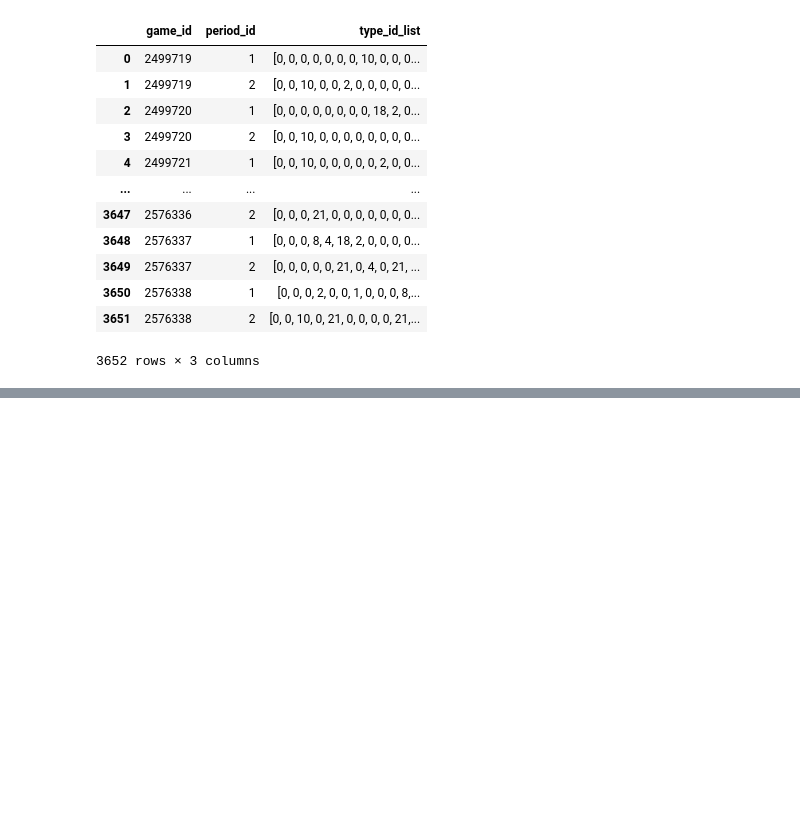
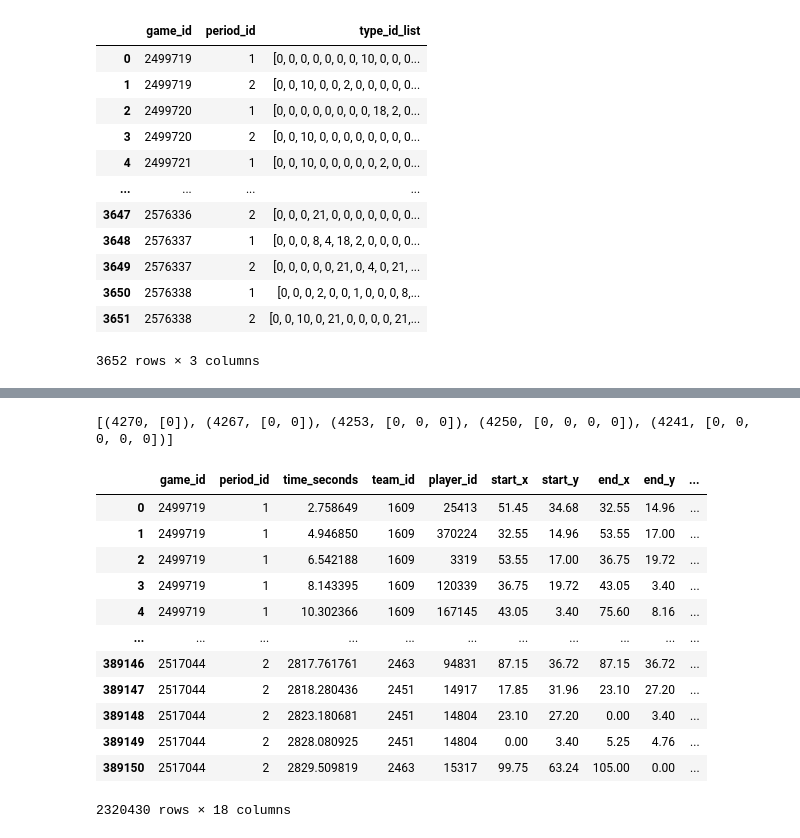
Before and after one commit to lframosferreira/projeto-ad, a Jupyter notebook: notebooks/seq_mining.ipynb, the cells around one changed output, grey strips where cells are left out. Cells and saved outputs as stored; diff of their text form; code cells hidden in the pictures; blank space fills up the shorter version.

Commit message:
usando prefixspan

```diff
--- a/notebooks/seq_mining.ipynb
+++ b/notebooks/seq_mining.ipynb
@@ -126,0 +136,23 @@ KeyboardInterrupt:
+# %%
+ps = PrefixSpan(result_list)
+
+with open("saida1.txt", "w") as f:
+    print(ps.topk(5, closed=True))
+# %% [output]
+[(4270, [0]), (4267, [0, 0]), (4253, [0, 0, 0]), (4250, [0, 0, 0, 0]), (4241, [0, 0, 0, 0, 0])]
+# %%
+df
+# %% [output]
+|  | game_id | period_id | time_seconds | team_id | player_id | start_x | start_y | end_x | end_y | ... |
+| 0 | 2499719 | 1 | 2.758649 | 1609 | 25413 | 51.45 | 34.68 | 32.55 | 14.96 | ... |
+| 1 | 2499719 | 1 | 4.946850 | 1609 | 370224 | 32.55 | 14.96 | 53.55 | 17.00 | ... |
+| 2 | 2499719 | 1 | 6.542188 | 1609 | 3319 | 53.55 | 17.00 | 36.75 | 19.72 | ... |
+| 3 | 2499719 | 1 | 8.143395 | 1609 | 120339 | 36.75 | 19.72 | 43.05 | 3.40 | ... |
+| 4 | 2499719 | 1 | 10.302366 | 1609 | 167145 | 43.05 | 3.40 | 75.60 | 8.16 | ... |
+| ... | ... | ... | ... | ... | ... | ... | ... | ... | ... | ... |
+| 389146 | 2517044 | 2 | 2817.761761 | 2463 | 94831 | 87.15 | 36.72 | 87.15 | 36.72 | ... |
+| 389147 | 2517044 | 2 | 2818.280436 | 2451 | 14917 | 17.85 | 31.96 | 23.10 | 27.20 | ... |
+| 389148 | 2517044 | 2 | 2823.180681 | 2451 | 14804 | 23.10 | 27.20 | 0.00 | 3.40 | ... |
+| 389149 | 2517044 | 2 | 2828.080925 | 2451 | 14804 | 0.00 | 3.40 | 5.25 | 4.76 | ... |
+| 389150 | 2517044 | 2 | 2829.509819 | 2463 | 15317 | 99.75 | 63.24 | 105.00 | 0.00 | ... |
+2320430 rows × 18 columns
```
Also changed, not shown: parts of 4 cells of this notebook, 3 other files.
